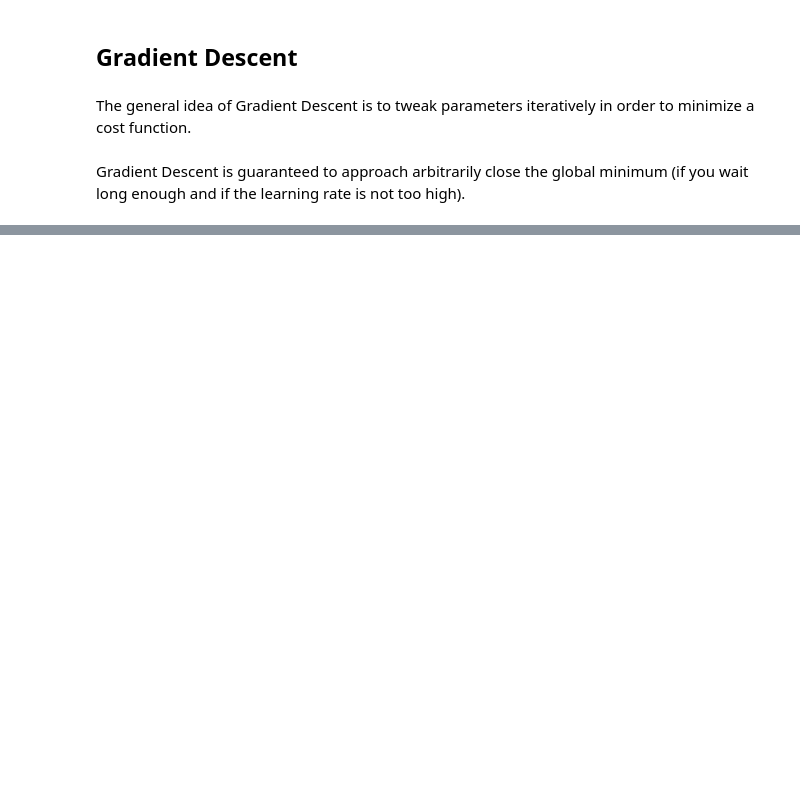
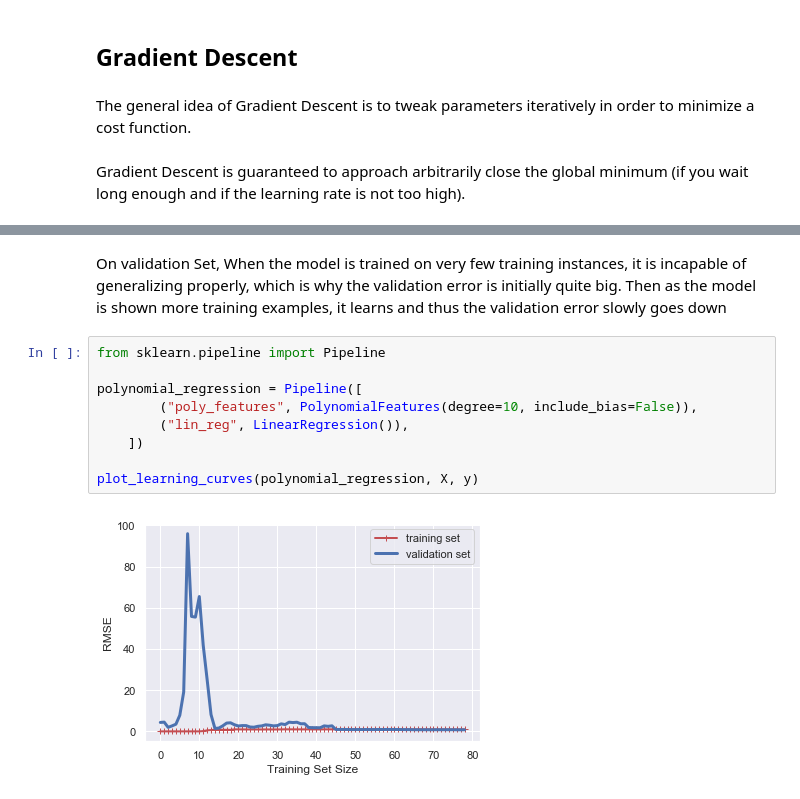
Before and after one commit to ozlerhakan/deep-learning-notes, a Jupyter notebook: Hands-On Machine Learning with Scikit-Learn and TensorFlow/4-training-models.ipynb, the cells around one changed output, grey strips where cells are left out. Saved outputs shown, nothing was run; the diff lists cells and outputs as text; blank space fills up the shorter version.

```diff
--- a/Hands-On Machine Learning with Scikit-Learn and TensorFlow/4-training-models.ipynb
+++ b/Hands-On Machine Learning with Scikit-Learn and TensorFlow/4-training-models.ipynb
@@ -74,0 +222,13 @@ Gradient Descent is guaranteed to approach arbitrarily close the global minimum
+# %% [markdown]
+On validation Set, When the model is trained on very few training instances, it is incapable of generalizing properly, which is why the validation error is initially quite big. Then as the model is shown more training examples, it learns and thus the validation error slowly goes down
+# %%
+from sklearn.pipeline import Pipeline
+
+polynomial_regression = Pipeline([
+        ("poly_features", PolynomialFeatures(degree=10, include_bias=False)),
+        ("lin_reg", LinearRegression()),
+    ])
+
+plot_learning_curves(polynomial_regression, X, y)
+# %% [output]
+[figure, added]
```
Also changed, not shown: parts of 34 cells of this notebook.
